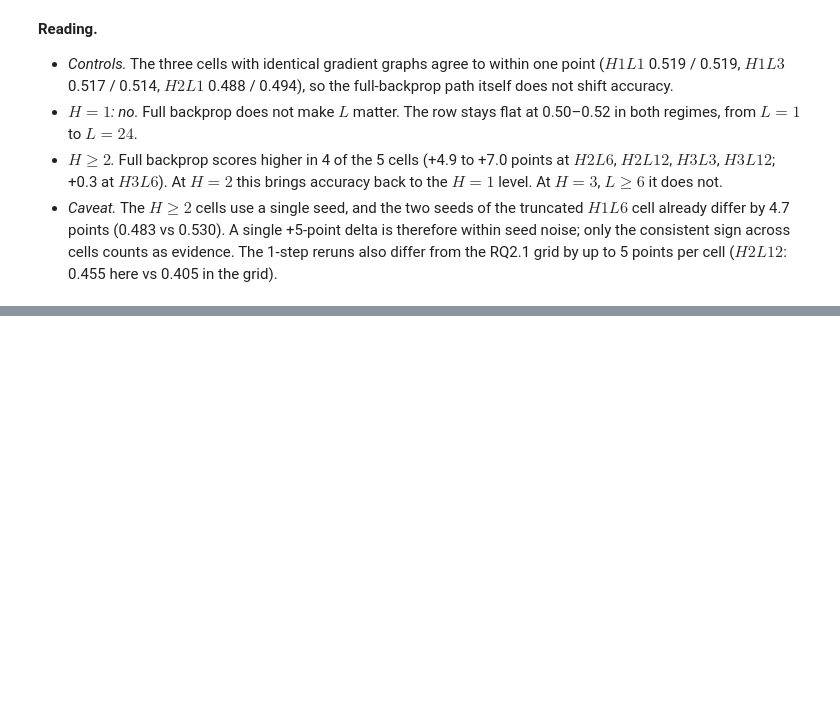
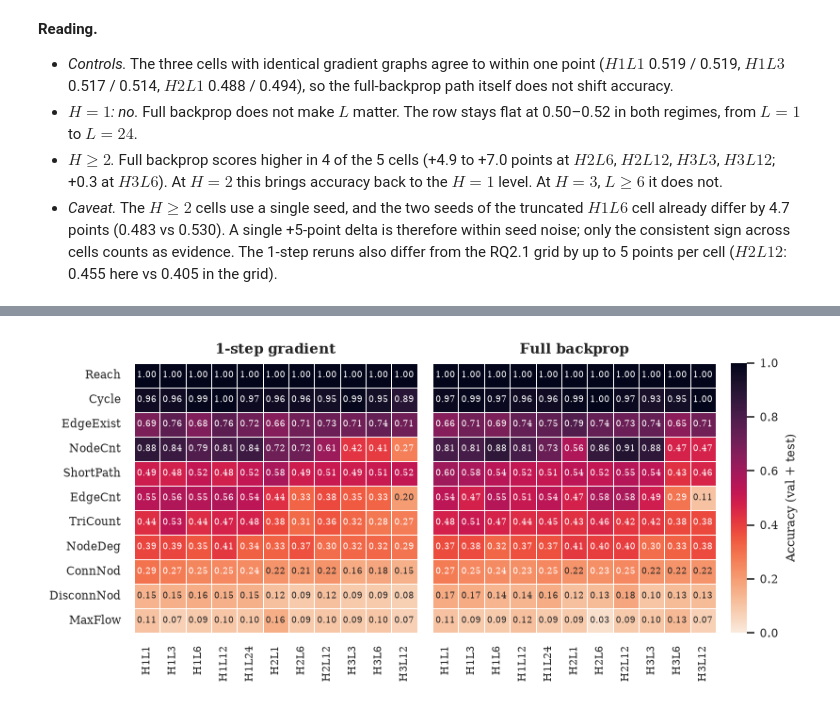
Before and after one commit to MariusAAROS/HRM-Text-for-Graphs, a Jupyter notebook: report/paper_results.ipynb, the cells around one changed output, grey strips where cells are left out. Cells and saved outputs as stored; diff of their text form; code cells hidden in the pictures; blank space fills up the shorter version.

```diff
--- a/report/paper_results.ipynb
+++ b/report/paper_results.ipynb
@@ -1801,0 +1830,18 @@ plot_hl_heatmaps_fullbp()
+# %%
+# Per-task accuracy of the local full-BP / 1-step runs, one row per (run, split, task), written by
+# scripts/summarize_per_group.py. Pooled over splits and seeds before any ratio is taken.
+per_task = pd.read_csv(RESULTS_DIR / "graphqa-fullbp-local-per-group.csv")
+per_task["bp"] = per_task["regime"].map({"fullbp": FULL_BP, "trunc": TRUNC_BP})
+task_cells = per_task.groupby(["bp", "H", "L", "group"], as_index=False)[["correct", "n"]].sum()
+task_cells["accuracy"] = task_cells["correct"] / task_cells["n"]
+
+# Per task: spread across every (regime, H, L) cell against the sampling noise of one cell.
+task_spread = task_cells.groupby("group").agg(
+    mean=("accuracy", "mean"), min=("accuracy", "min"), max=("accuracy", "max"), n=("n", "median"))
+task_spread["range"] = task_spread["max"] - task_spread["min"]
+task_spread["se"] = np.sqrt(task_spread["mean"] * (1 - task_spread["mean"]) / task_spread["n"])
+task_spread["class"] = np.select(
+    [task_spread["min"] >= 0.9, task_spread["max"] <= 0.3, task_spread["range"] > 4 * task_spread["se"]],
+    ["ceiling", "floor", "varies"], "flat")
+TASK_ORDER = task_spread.sort_values("mean", ascending=False).index.tolist()
+task_spread.loc[TASK_ORDER].round(3)
@@ -1801,0 +1862,41 @@ plot_hl_heatmaps_fullbp()
+# %%
+# Full-width figure: task x (H, L) heatmaps, 1-step gradient left, full backprop right, tasks sorted
+# by mean accuracy. Same colormap as the grid figures.
+def plot_task_cells(fname="recursion_hyp_per_task"):
+    regimes = [TRUNC_BP, FULL_BP]
+    grids = {}
+    for regime in regimes:
+        sub = task_cells[task_cells["bp"] == regime].sort_values(["H", "L"])
+        sub = sub.assign(cell=[f"H{h}L{l}" for h, l in zip(sub["H"], sub["L"])])
+        order = list(dict.fromkeys(sub["cell"]))
+        grids[regime] = (sub.pivot(index="group", columns="cell", values="accuracy")
+                         .reindex(index=TASK_ORDER, columns=order))
+    widths = [g.shape[1] for g in grids.values()] + [0.6]
+    fig = plt.figure(figsize=(PAGE_W, 3.1))
+    gs = fig.add_gridspec(1, 3, width_ratios=widths, wspace=0.08)
+    cbar_ax = fig.add_subplot(gs[0, 2])
+    for j, regime in enumerate(regimes):
+        ax = fig.add_subplot(gs[0, j])
+        last = j == len(regimes) - 1
+        sns.heatmap(grids[regime], ax=ax, annot=True, fmt=".2f", cmap="rocket_r", vmin=0, vmax=1,
+                    linewidths=0.4, linecolor="white", annot_kws={"fontsize": 5.5},
+                    cbar=last, cbar_ax=cbar_ax if last else None,
+                    cbar_kws={"label": "Accuracy (val + test)"} if last else None)
+        ax.set_facecolor("0.90")
+        ax.grid(False)
+        ax.set_title(regime, fontsize=9)
+        ax.set_xlabel("")
+        ax.set_ylabel("")
+        ax.set_xticklabels(ax.get_xticklabels(), rotation=90, fontsize=6.5)
+        ax.set_yticklabels([TASK_ABBREV.get(t, t) for t in TASK_ORDER] if j == 0 else [], fontsize=7)
+        if j:
+            ax.tick_params(axis="y", length=0)
+    cbar_ax.yaxis.label.set_size(8)
+    cbar_ax.tick_params(labelsize=7)
+    save_fig(fig, fname)
+    plt.show()
+
+
+plot_task_cells()
+# %% [output]
+[figure, added]
```
Also changed, not shown: parts of 6 cells of this notebook, 39 other files.
